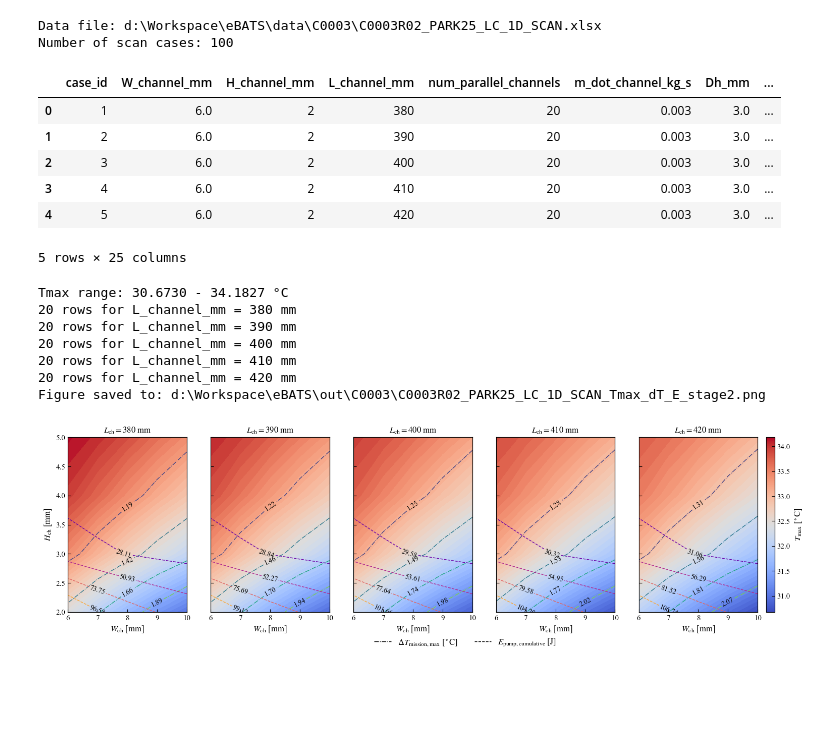
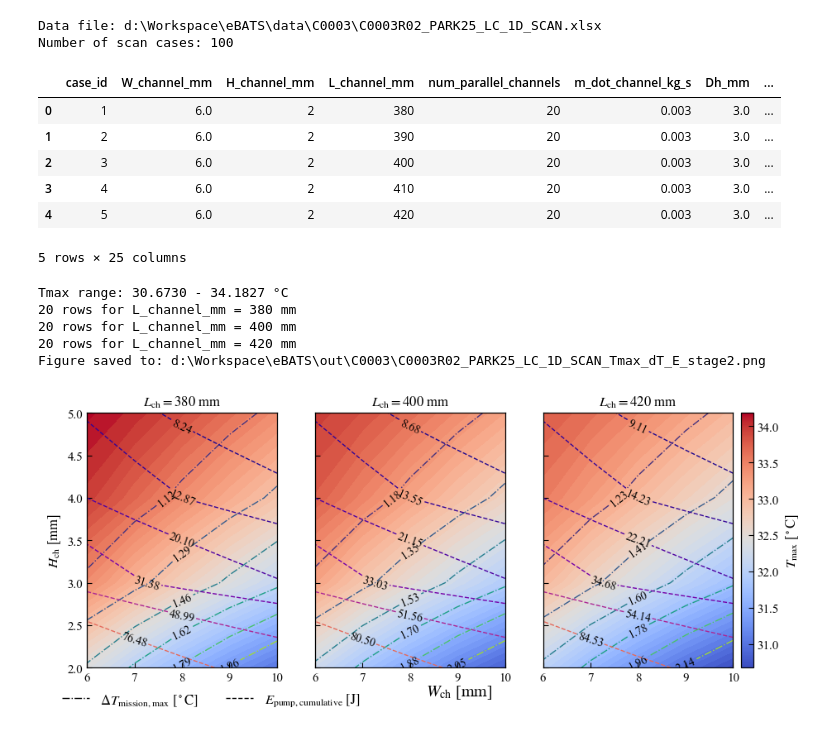
Before and after one commit to sxwd4ever/eBATS, a Jupyter notebook: cases/C0003/C0003R02_PARK25_LC_1D_SCAN_plot_stage2.ipynb, the cells around one changed output. Drawn from its saved outputs; the diff is of its cells as text; code cells hidden in the pictures; blank space fills up the shorter version.

Commit message:
revise the output for case 0003

```diff
--- a/cases/C0003/C0003R02_PARK25_LC_1D_SCAN_plot_stage2.ipynb
+++ b/cases/C0003/C0003R02_PARK25_LC_1D_SCAN_plot_stage2.ipynb
@@ -72,9 +72,11 @@ key_val_T = 'Tmax_mission_C'
 key_val_dT = 'DeltaT_mission_max_C'
 key_val_E = 'E_pump_cumulative'
 
-L_array = np.sort(
-    data[key_L].unique()
-)
+# L_array = np.sort(
+#     data[key_L].unique()
+# )
+
+L_array = np.array([380.0, 400.0, 420.0])
 
 # global Tmax range for the shared colorbar
 T_min = data[key_val_T].min()
@@ -104,7 +106,7 @@ cmap_E = sns.color_palette(
 fig, axes = plt.subplots(
     1,
     len(L_array),
-    figsize=(4.2 * len(L_array), 4.5),
+    figsize=(12, 4),
     sharey=True
 )
 axes = np.atleast_1d(axes)
@@ -185,12 +187,12 @@ for i, L_channel in enumerate(L_array):
     levels_dT = np.linspace(
         dT_min,
         dT_max,
-        6
+        8
     )
-    levels_E = np.linspace(
+    levels_E = np.geomspace(
         E_min,
         E_max,
-        6
+        8,
     )
 
     # Tmax filled contour
@@ -248,15 +250,17 @@ for i, L_channel in enumerate(L_array):
     ax.set_title(
         rf"$L_\mathrm{{ch}}={L_channel:g}$ mm"
     )
-    ax.set_xlabel(
-        r"$W_\mathrm{ch}$ [mm]"
-    )
+    # ax.set_xlabel(
+    #     r"$W_\mathrm{ch}$ [mm]"
+    # )
 
     if i == 0:
         ax.set_ylabel(
             r"$H_\mathrm{ch}$ [mm]"
         )
 
+
+fig.supxlabel(r"$W_\mathrm{ch}$ [mm]")
 
 # add a legend for the contour-line types
 legend_elements = [
@@ -291,8 +295,8 @@ fig.legend(
     fontsize=base_fontsize,
     frameon=False,
     bbox_to_anchor=(
-        0.5,
-        -0.08
+        0.25,
+        -0.05
     )
 )
 
@@ -326,38 +330,49 @@ os.makedirs(
     exist_ok=True
 )
 
+file_name = f"{CASE_NAME}_Tmax_dT_E_stage2.png"
+
 output_file = os.path.join(
     output_folder,
-    fr'{CASE_NAME}_Tmax_dT_E_stage2.png'
+    file_name
 )
 
 fig.savefig(
     output_file,
     dpi=300,
     bbox_inches='tight'
 )
 
 print(
     'Figure saved to:',
     output_file
 )
 
 plt.show()
+
+# save the figure to a specified output folder (for paper drafting)
+
+output_folder = r"D:\Workspace\Paper_eBATS\images" # the working directory of the paper draft
+
+import os
+if not os.path.exists(output_folder):
+    os.makedirs(output_folder)
+
+# overwrite the file
+fig.savefig(os.path.join(output_folder, file_name), dpi=300, bbox_inches='tight')
 # %% [output]
 Data file: d:\Workspace\eBATS\data\C0003\C0003R02_PARK25_LC_1D_SCAN.xlsx
 Number of scan cases: 100
 |  | case_id | W_channel_mm | H_channel_mm | L_channel_mm | num_parallel_channels | m_dot_channel_kg_s | Dh_mm | ... |
 | 0 | 1 | 6.0 | 2 | 380 | 20 | 0.003 | 3.0 | ... |
 | 1 | 2 | 6.0 | 2 | 390 | 20 | 0.003 | 3.0 | ... |
 | 2 | 3 | 6.0 | 2 | 400 | 20 | 0.003 | 3.0 | ... |
 | 3 | 4 | 6.0 | 2 | 410 | 20 | 0.003 | 3.0 | ... |
 | 4 | 5 | 6.0 | 2 | 420 | 20 | 0.003 | 3.0 | ... |
 5 rows × 25 columns
 Tmax range: 30.6730 - 34.1827 °C
 20 rows for L_channel_mm = 380 mm
-20 rows for L_channel_mm = 390 mm
 20 rows for L_channel_mm = 400 mm
-20 rows for L_channel_mm = 410 mm
 20 rows for L_channel_mm = 420 mm
 Figure saved to: d:\Workspace\eBATS\out\C0003\C0003R02_PARK25_LC_1D_SCAN_Tmax_dT_E_stage2.png
-[figure, old version]
+[figure, new version]
```
Also changed, not shown: 1 other file.
